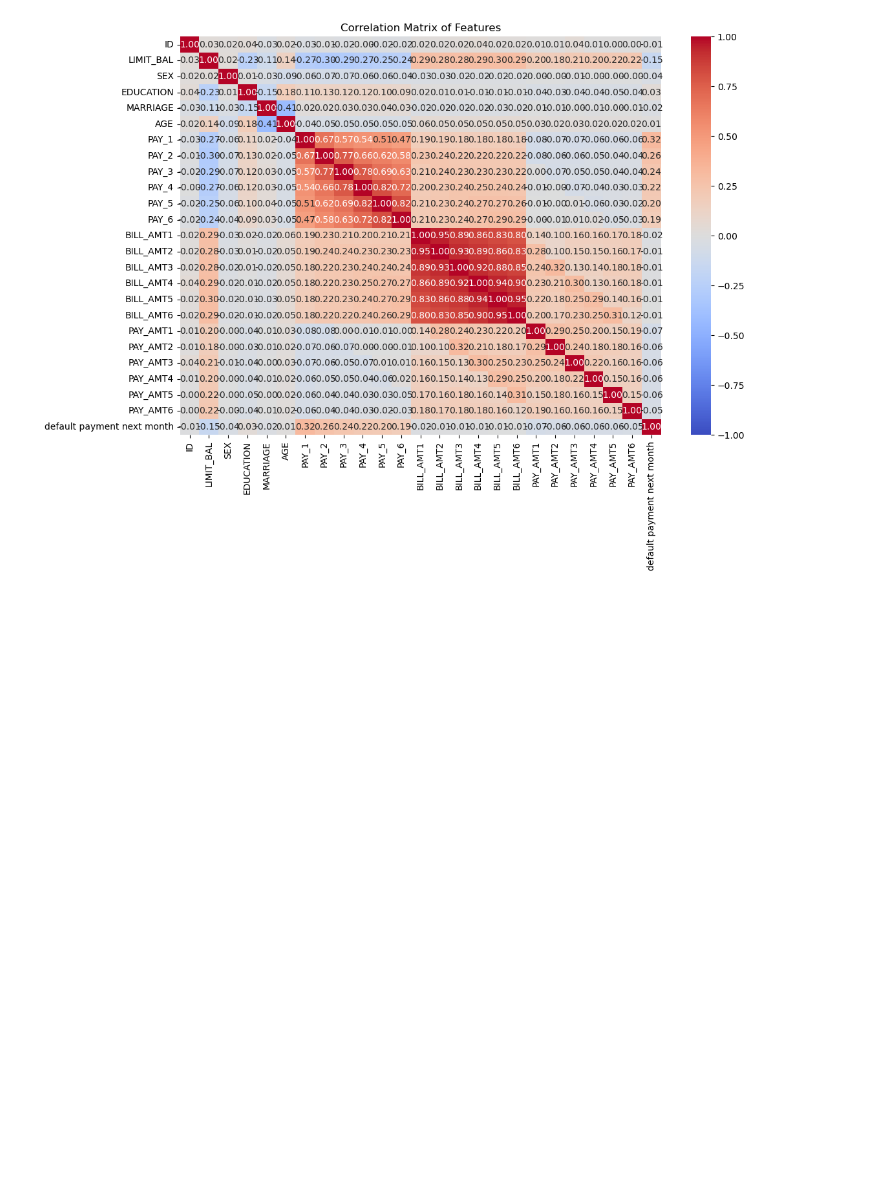
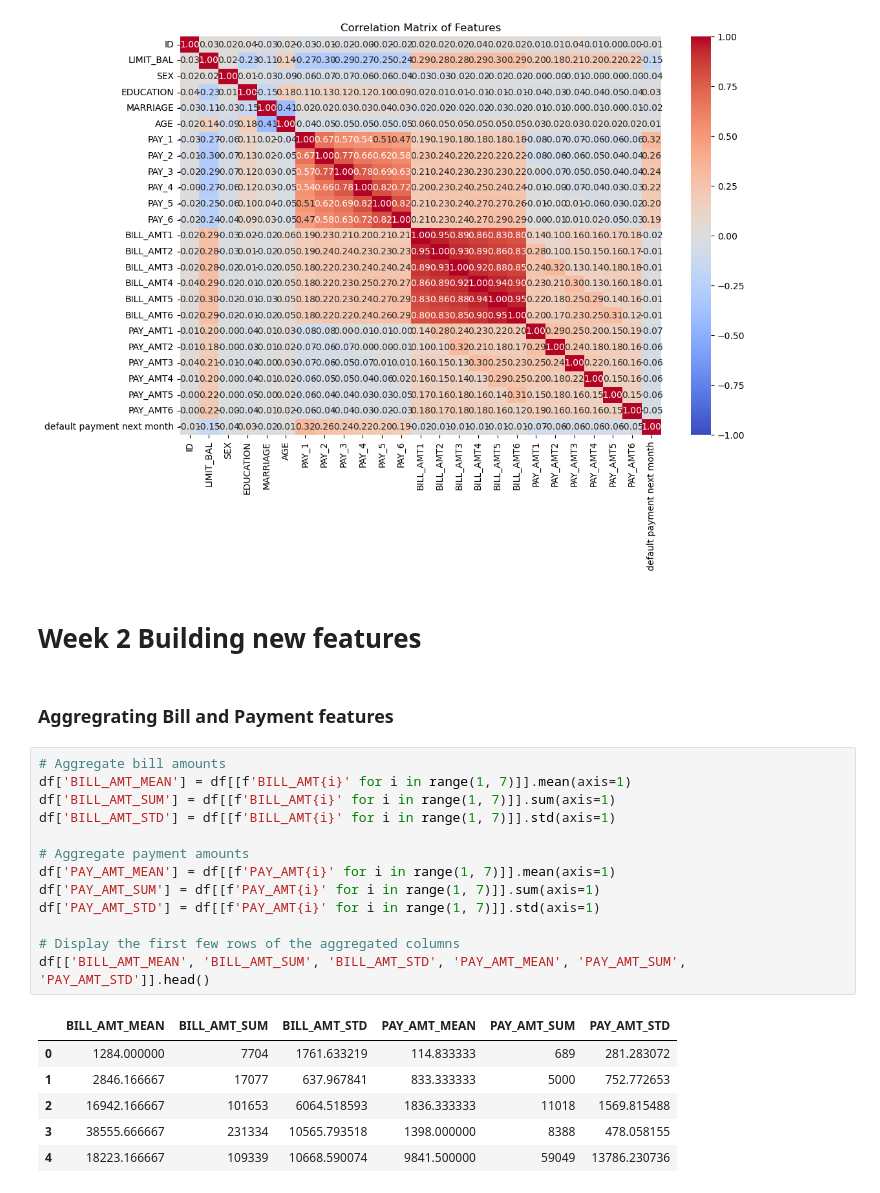
Before and after one commit to ohinson01/SDS-CP014-credit-card-default-pred, a Jupyter notebook: notebooks/Frank_Brown/Frank_Brown_Credit_Card_Prediction (1).ipynb, the cells around one changed output. Drawn from its saved outputs; the diff is of its cells as text; blank space fills up the shorter version.

```diff
--- a/notebooks/Frank_Brown/Frank_Brown_Credit_Card_Prediction (1).ipynb
+++ b/notebooks/Frank_Brown/Frank_Brown_Credit_Card_Prediction (1).ipynb
@@ -311,3 +311,27 @@ plt.title("Correlation Matrix of Features")
 plt.show()
 # %% [output]
 [figure]
+# %% [markdown]
+# Week 2 Building new features
+# %% [markdown]
+### Aggregrating Bill and Payment features
+# %%
+# Aggregate bill amounts
+df['BILL_AMT_MEAN'] = df[[f'BILL_AMT{i}' for i in range(1, 7)]].mean(axis=1)
+df['BILL_AMT_SUM'] = df[[f'BILL_AMT{i}' for i in range(1, 7)]].sum(axis=1)
+df['BILL_AMT_STD'] = df[[f'BILL_AMT{i}' for i in range(1, 7)]].std(axis=1)
+
+# Aggregate payment amounts
+df['PAY_AMT_MEAN'] = df[[f'PAY_AMT{i}' for i in range(1, 7)]].mean(axis=1)
+df['PAY_AMT_SUM'] = df[[f'PAY_AMT{i}' for i in range(1, 7)]].sum(axis=1)
+df['PAY_AMT_STD'] = df[[f'PAY_AMT{i}' for i in range(1, 7)]].std(axis=1)
+
+# Display the first few rows of the aggregated columns
+df[['BILL_AMT_MEAN', 'BILL_AMT_SUM', 'BILL_AMT_STD', 'PAY_AMT_MEAN', 'PAY_AMT_SUM', 'PAY_AMT_STD']].head()
+# %% [output]
+|  | BILL_AMT_MEAN | BILL_AMT_SUM | BILL_AMT_STD | PAY_AMT_MEAN | PAY_AMT_SUM | PAY_AMT_STD |
+| 0 | 1284.000000 | 7704 | 1761.633219 | 114.833333 | 689 | 281.283072 |
+| 1 | 2846.166667 | 17077 | 637.967841 | 833.333333 | 5000 | 752.772653 |
+| 2 | 16942.166667 | 101653 | 6064.518593 | 1836.333333 | 11018 | 1569.815488 |
+| 3 | 38555.666667 | 231334 | 10565.793518 | 1398.000000 | 8388 | 478.058155 |
+| 4 | 18223.166667 | 109339 | 10668.590074 | 9841.500000 | 59049 | 13786.230736 |
```
Also changed, not shown: parts of 4 cells of this notebook.
